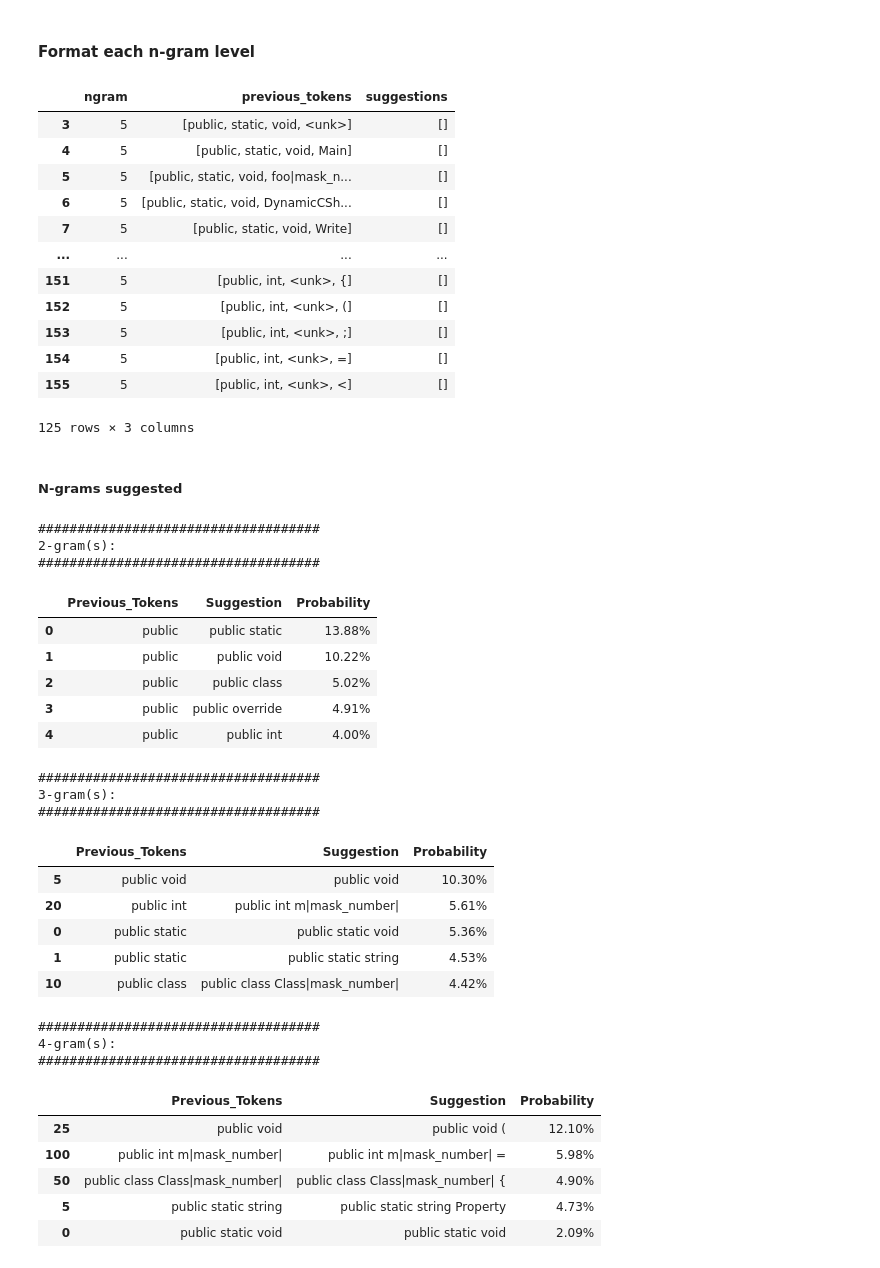
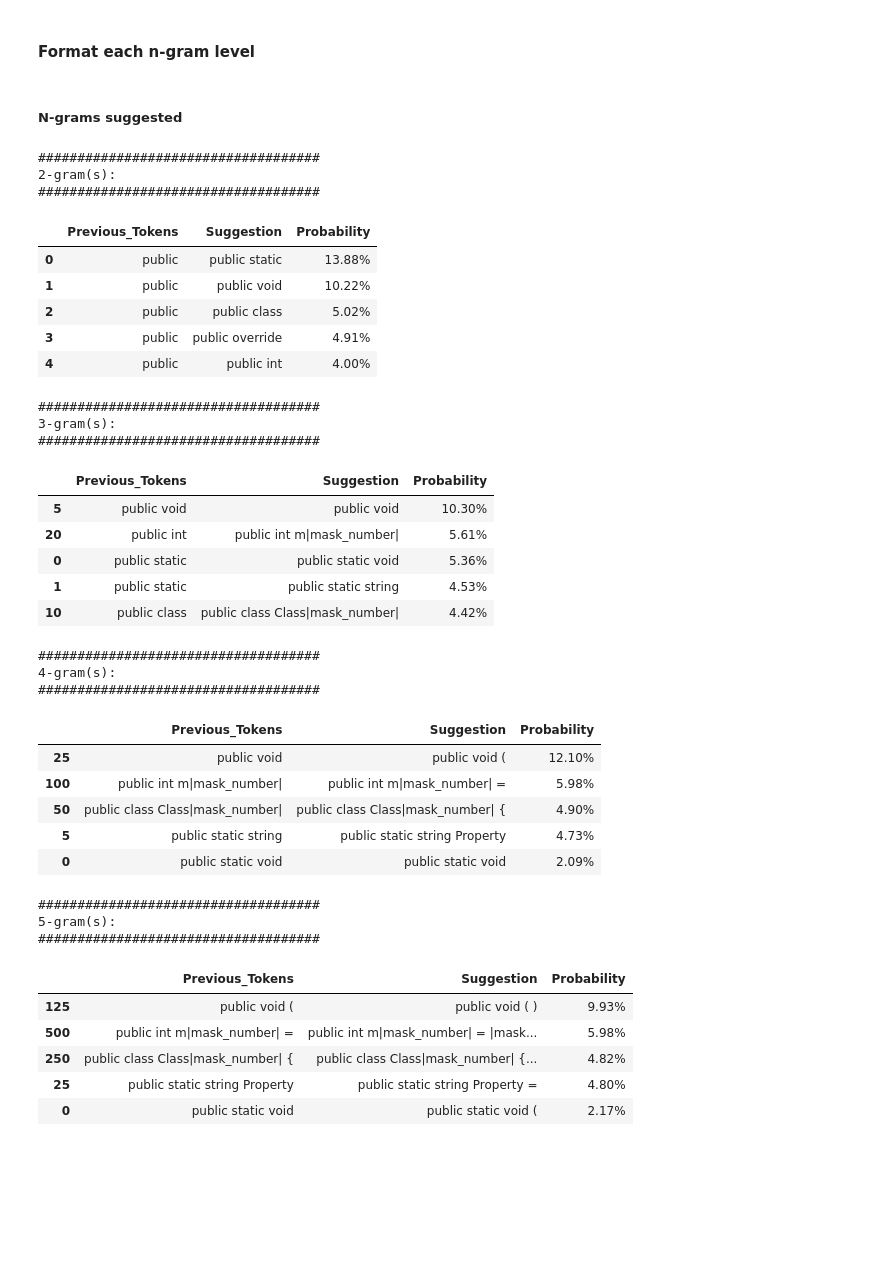
Before and after one commit to renanmf7/TCC.RenanMartins.Pece.IA.Ngramas, a Jupyter notebook: Autocomplete.TCC.NGramas.ipynb, the cells around one changed output. Drawn from its saved outputs; the diff is of its cells as text; code cells hidden in the pictures; blank space fills up the shorter version.

```diff
--- a/Autocomplete.TCC.NGramas.ipynb
+++ b/Autocomplete.TCC.NGramas.ipynb
@@ -799,27 +842,9 @@ def format_words_and_probability(df):
-# %%
-df_formated = df.copy()
-df_ngrams = df_formated.query("ngram==5")
-df_ngrams
-# %% [output]
-|  | ngram | previous_tokens | suggestions |
-| 3 | 5 | [public, static, void, <unk>] | [] |
-| 4 | 5 | [public, static, void, Main] | [] |
-| 5 | 5 | [public, static, void, foo|mask_n... | [] |
-| 6 | 5 | [public, static, void, DynamicCSh... | [] |
-| 7 | 5 | [public, static, void, Write] | [] |
-| ... | ... | ... | ... |
-| 151 | 5 | [public, int, <unk>, {] | [] |
-| 152 | 5 | [public, int, <unk>, (] | [] |
-| 153 | 5 | [public, int, <unk>, ;] | [] |
-| 154 | 5 | [public, int, <unk>, =] | [] |
-| 155 | 5 | [public, int, <unk>, <] | [] |
-125 rows × 3 columns
 # %% [markdown]
 ##### N-grams suggested
 # %%
 df_formated = df.copy()
 
-for i in range(2, QUANTITY_NGRAMS_TO_GENERATE):
+for i in range(2, QUANTITY_NGRAMS_TO_GENERATE + 1):
 
     print_info("%s-gram(s):" % (i))
 
@@ -835,30 +860,39 @@ for i in range(2, QUANTITY_NGRAMS_TO_GENERATE):
 
     print(" ")
 # %% [output]
 ####################################
 2-gram(s):
 ####################################
 |  | Previous_Tokens | Suggestion | Probability |
 | 0 | public | public static | 13.88% |
 | 1 | public | public void | 10.22% |
 | 2 | public | public class | 5.02% |
 | 3 | public | public override | 4.91% |
 | 4 | public | public int | 4.00% |
 ####################################
 3-gram(s):
 ####################################
 |  | Previous_Tokens | Suggestion | Probability |
 | 5 | public void | public void | 10.30% |
 | 20 | public int | public int m|mask_number| | 5.61% |
 | 0 | public static | public static void | 5.36% |
 | 1 | public static | public static string | 4.53% |
 | 10 | public class | public class Class|mask_number| | 4.42% |
 ####################################
 4-gram(s):
 ####################################
 |  | Previous_Tokens | Suggestion | Probability |
 | 25 | public void | public void ( | 12.10% |
 | 100 | public int m|mask_number| | public int m|mask_number| = | 5.98% |
 | 50 | public class Class|mask_number| | public class Class|mask_number| { | 4.90% |
 | 5 | public static string | public static string Property | 4.73% |
 | 0 | public static void | public static void | 2.09% |
+####################################
+5-gram(s):
+####################################
+|  | Previous_Tokens | Suggestion | Probability |
+| 125 | public void ( | public void ( ) | 9.93% |
+| 500 | public int m|mask_number| = | public int m|mask_number| = |mask... | 5.98% |
+| 250 | public class Class|mask_number| { | public class Class|mask_number| {... | 4.82% |
+| 25 | public static string Property | public static string Property = | 4.80% |
+| 0 | public static void | public static void ( | 2.17% |
```
Also changed, not shown: parts of 29 cells of this notebook.
